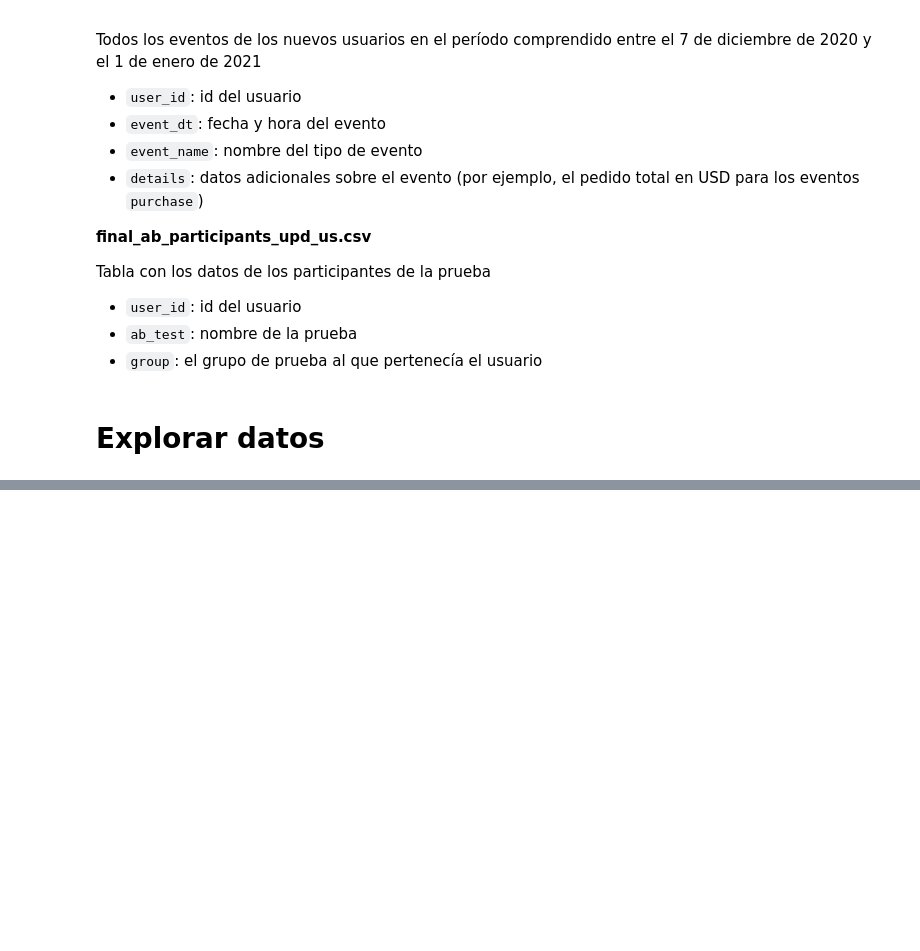
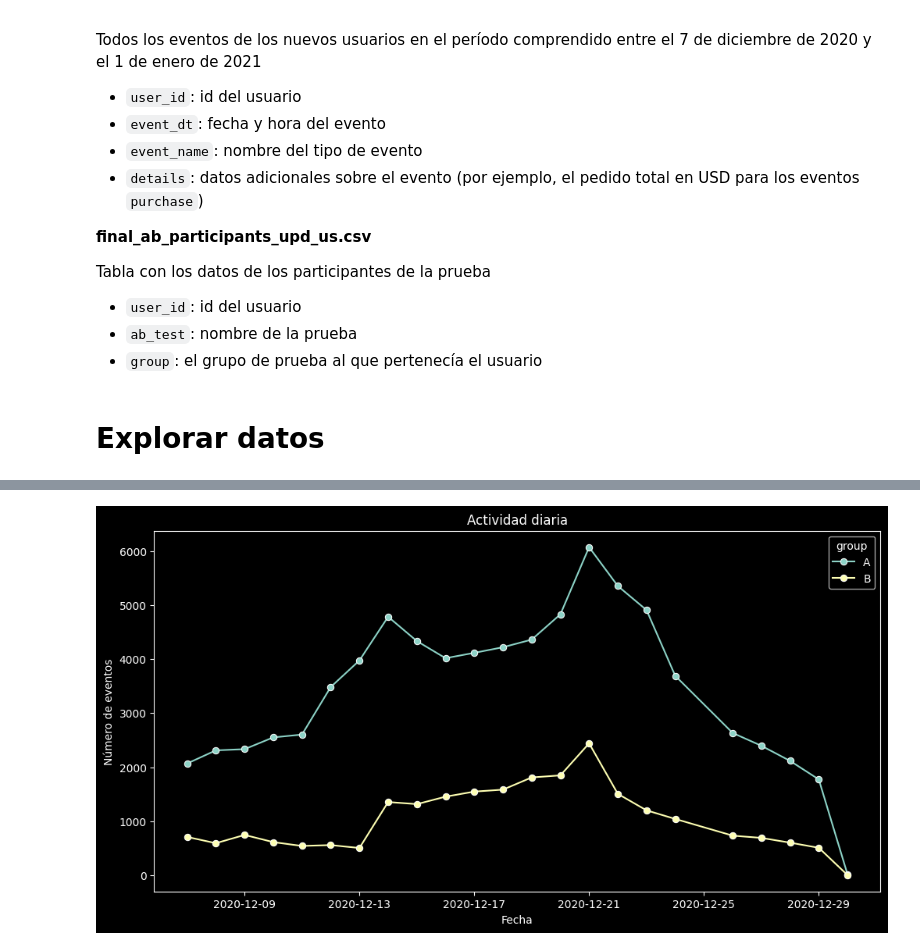
Before and after one commit to XivxnX/recommender_system_test, a Jupyter notebook: recommender_system_test.ipynb, the cells around one changed output, grey strips where cells are left out. Cells and saved outputs as stored; diff of their text form; code cells hidden in the pictures; blank space fills up the shorter version.

```diff
--- a/recommender_system_test.ipynb
+++ b/recommender_system_test.ipynb
@@ -196,0 +289,13 @@ Se asignó el formato fecha a las columnas correspondientes. Los valores nulos s
+# %%
+# análisis del embudo: conversión por etapas
+# agregar grupo de test a "events"
+events_with_group = events.merge(participants, how='left', on='user_id')
+events_with_group = events_with_group.dropna()
+
+# dividir por grupos
+group_A = events_with_group.query('group == "A"')
+group_B = events_with_group.query('group == "B"')
+
+# trazar embudo
+trace_funnel(group_A, 'Funnel del grupo A: interface_eu')
+trace_funnel(group_B, 'Funnel del grupo B: recommender_system')
@@ -196,0 +353,25 @@ Se asignó el formato fecha a las columnas correspondientes. Los valores nulos s
+# %%
+# distribución de número de eventos por día
+# agregar columna de fecha "date"
+events_with_group['date'] = events_with_group['event_dt'].dt.date
+
+# agrupar número de eventos por día
+events_per_day = (
+    events_with_group.groupby(['date', 'group'], as_index=False)
+    .agg({'event_name':'count'})
+    .sort_values(by='date')
+)
+
+plt.figure(figsize=[12,6])
+
+sns.lineplot(events_per_day,
+             x='date',
+             y='event_name',
+             hue='group',
+             marker='o')
+plt.title('Actividad diaria')
+plt.xlabel('Fecha')
+plt.ylabel('Número de eventos')
+plt.show()
+# %% [output]
+[figure, added]
```
Also changed, not shown: parts of 17 cells of this notebook.
